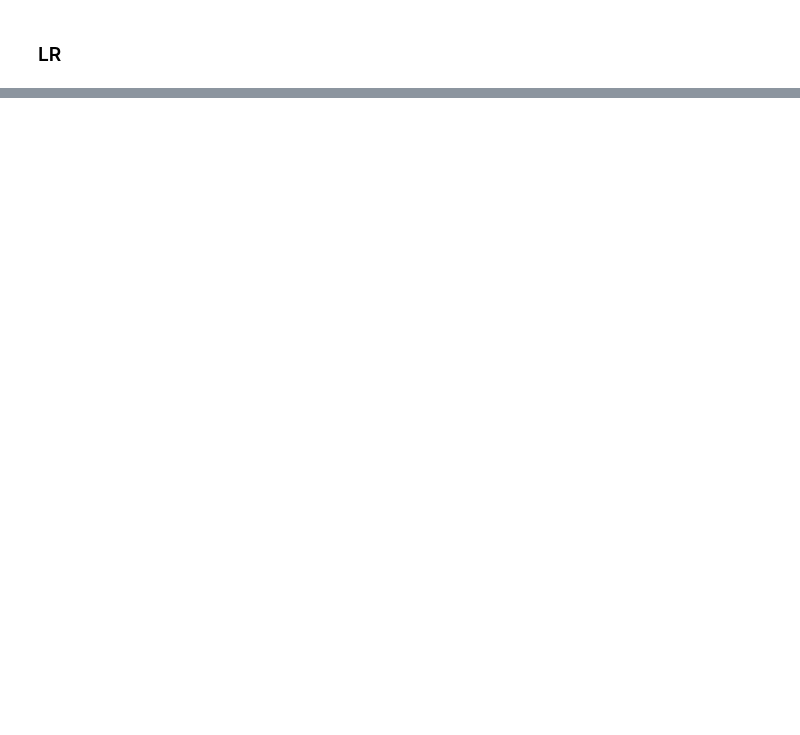
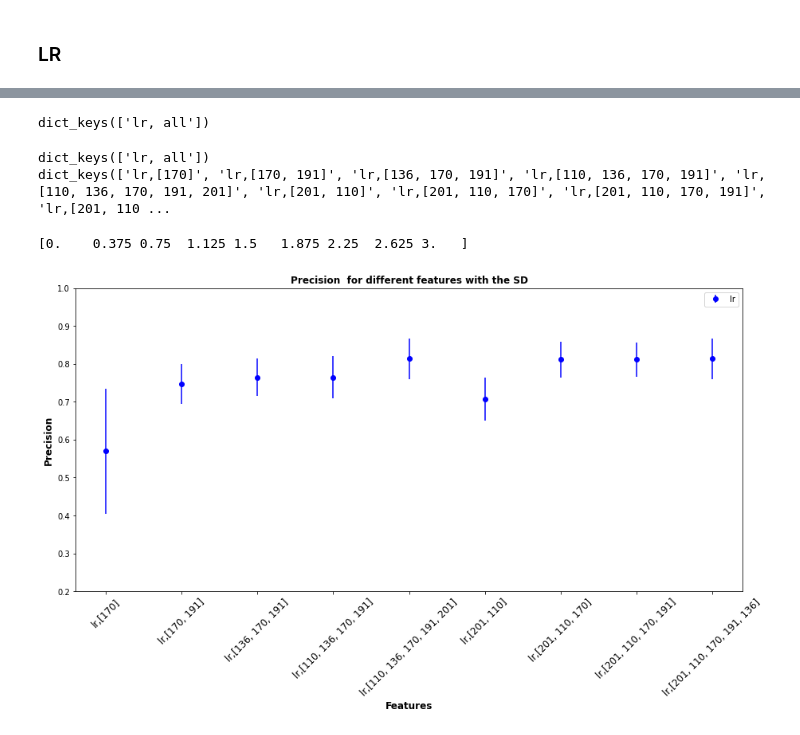
Before and after one commit to eahussein/apple_classification, a Jupyter notebook: gd/tutorial7.ipynb, the cells around one changed output, grey strips where cells are left out. Cells and saved outputs as stored; diff of their text form; code cells hidden in the pictures; blank space fills up the shorter version.

```diff
--- a/gd/tutorial7.ipynb
+++ b/gd/tutorial7.ipynb
@@ -173,0 +215,20 @@ print(1)
+# %%
+import json
+with open('ml_gd_inv.txt') as f:
+    data = f.read()
+
+ml_dicts = json.loads(data)
+
+with open('base_gd.txt') as f:
+    data = f.read()
+
+baseDict = json.loads(data)
+baseDict['lr'].keys()
+# %% [output]
+dict_keys(['lr, all'])
+# %%
+print(baseDict['lr'].keys()    )
+print(ml_dicts['lr'].keys()    )
+# %% [output]
+dict_keys(['lr, all'])
+dict_keys(['lr,[170]', 'lr,[170, 191]', 'lr,[136, 170, 191]', 'lr,[110, 136, 170, 191]', 'lr,[110, 136, 170, 191, 201]', 'lr,[201, 110]', 'lr,[201, 110, 170]', 'lr,[201, 110, 170, 191]', 'lr,[201, 110 ...
@@ -173,0 +237,43 @@ print(1)
+# %%
+arr_all = []
+for m, d in zip (models, ml_dicts.keys()):
+    acc_arr = []
+    sd_arr = []
+
+    # print(ml_dicts[d])
+    for key in ml_dicts[d].keys():
+        acc_arr.append(ml_dicts[d][key][ 'tot_acc' ]) # append total accuracy to an array
+        sd_train = jack_SD(np.zeros( len(ml_dicts[d][key][ 'jack_train' ]) ), ml_dicts[d][key][ 'jack_train' ])[0]
+        sd_test = jack_SD(np.zeros( len(ml_dicts[d][key][ 'jack_test' ]) ), ml_dicts[d][key][ 'jack_test' ])[0]
+        sd = np.sqrt( np.array((sd_train**2)) + np.array((sd_test**2)))
+        sd_arr.append(sd) # append sd_arr to an array
+    arr_all.append([ list(ml_dicts[d].keys()), acc_arr, sd_arr])
+# %%
+colors = ['blue', 'purple', 'green', 'orange', 'red', 'brown']
+plt.figure(figsize=(15, 7))
+plt.title( "Precision  for different features with the SD", fontweight ='bold', fontsize =12)
+plt.xlabel("Features", fontweight ='bold', fontsize =12)
+plt.ylabel("Precision", fontweight ='bold', fontsize =12)
+
+count = 0
+n = len(colors)-1
+
+space = []
+tickFeat = []
+
+for result, model, color in zip(arr_all, models, colors):
+    a = np.linspace(n*count, n*(1+count)-2,9)
+    print(a)
+    space.extend(a)
+    tickFeat.extend(result[0])
+    plt.errorbar( a, result[1], result[2], fmt='o', label =model[1], color = color)
+    count += 1
+
+plt.xticks(space, tickFeat, rotation = '45',  fontsize =12)
+plt.ylim(.2, 1)
+plt.legend()
+
+plt.show()
+# %% [output]
+[0.    0.375 0.75  1.125 1.5   1.875 2.25  2.625 3.   ]
+[figure, added]
```
Also changed, not shown: parts of 24 cells of this notebook, 11 other files.
